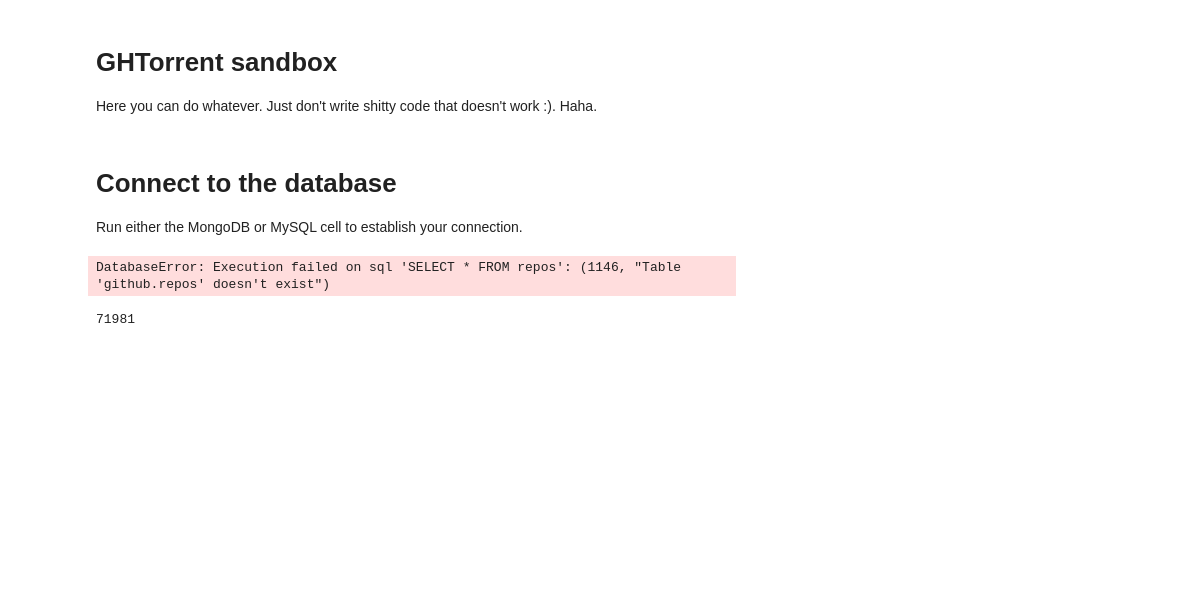
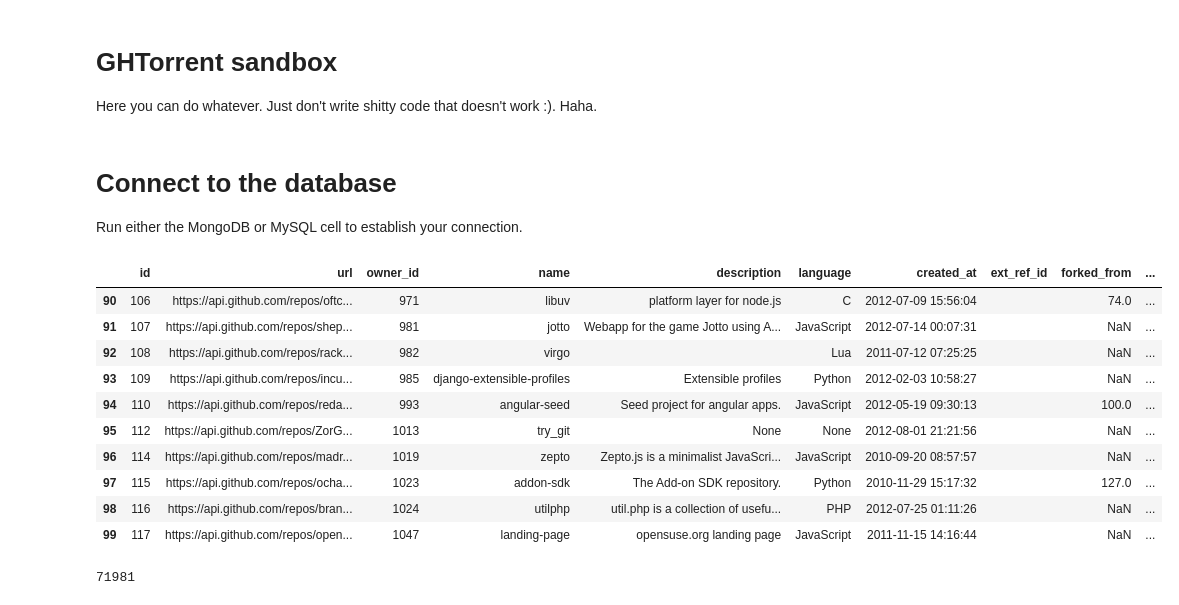
Before and after one commit to datascienceproject2019-codescoop/codescoop-models, a Jupyter notebook: notebooks/GHTorrent sandbox.ipynb, the cells around one changed output. Drawn from its saved outputs; the diff is of its cells as text; code cells hidden in the pictures; blank space fills up the shorter version.

Commit message:
Update notebook with working MySQL client & list repos with a few stars

```diff
--- a/notebooks/GHTorrent sandbox.ipynb
+++ b/notebooks/GHTorrent sandbox.ipynb
@@ -31,17 +31,27 @@ Run either the MongoDB or MySQL cell to establish your connection.
 # %%
 mcli = pymysql.connect(
     host=MYSQL_HOST,
     port=MYSQL_PORT,
     user=MYSQL_USER,
     passwd=MYSQL_PASSWORD,
     db=MYSQL_DATABASE,
     charset='utf8mb4')
 
-df = pd.read_sql_query("SELECT * FROM repos",
+df = pd.read_sql_query("SELECT * FROM projects LIMIT 100",
     mcli)
 df.tail(10)
 # %% [output]
-DatabaseError: Execution failed on sql 'SELECT * FROM repos': (1146, "Table 'github.repos' doesn't exist")
+|  | id | url | owner_id | name | description | language | created_at | ext_ref_id | forked_from | ... |
+| 90 | 106 | https://api.github.com/repos/oftc... | 971 | libuv | platform layer for node.js | C | 2012-07-09 15:56:04 |  | 74.0 | ... |
+| 91 | 107 | https://api.github.com/repos/shep... | 981 | jotto | Webapp for the game Jotto using A... | JavaScript | 2012-07-14 00:07:31 |  | NaN | ... |
+| 92 | 108 | https://api.github.com/repos/rack... | 982 | virgo |  | Lua | 2011-07-12 07:25:25 |  | NaN | ... |
+| 93 | 109 | https://api.github.com/repos/incu... | 985 | django-extensible-profiles | Extensible profiles | Python | 2012-02-03 10:58:27 |  | NaN | ... |
+| 94 | 110 | https://api.github.com/repos/reda... | 993 | angular-seed | Seed project for angular apps. | JavaScript | 2012-05-19 09:30:13 |  | 100.0 | ... |
+| 95 | 112 | https://api.github.com/repos/ZorG... | 1013 | try_git | None | None | 2012-08-01 21:21:56 |  | NaN | ... |
+| 96 | 114 | https://api.github.com/repos/madr... | 1019 | zepto | Zepto.js is a minimalist JavaScri... | JavaScript | 2010-09-20 08:57:57 |  | NaN | ... |
+| 97 | 115 | https://api.github.com/repos/ocha... | 1023 | addon-sdk | The Add-on SDK repository. | Python | 2010-11-29 15:17:32 |  | 127.0 | ... |
+| 98 | 116 | https://api.github.com/repos/bran... | 1024 | utilphp | util.php is a collection of usefu... | PHP | 2012-07-25 01:11:26 |  | NaN | ... |
+| 99 | 117 | https://api.github.com/repos/open... | 1047 | landing-page | opensuse.org landing page | JavaScript | 2011-11-15 14:16:44 |  | NaN | ... |
 # %%
 mongo_client = pymongo.MongoClient(MONGODB_URL)
 mdb = mongo_client.get_database()
```
Also changed, not shown: parts of 1 cell of this notebook, 1 other file.
